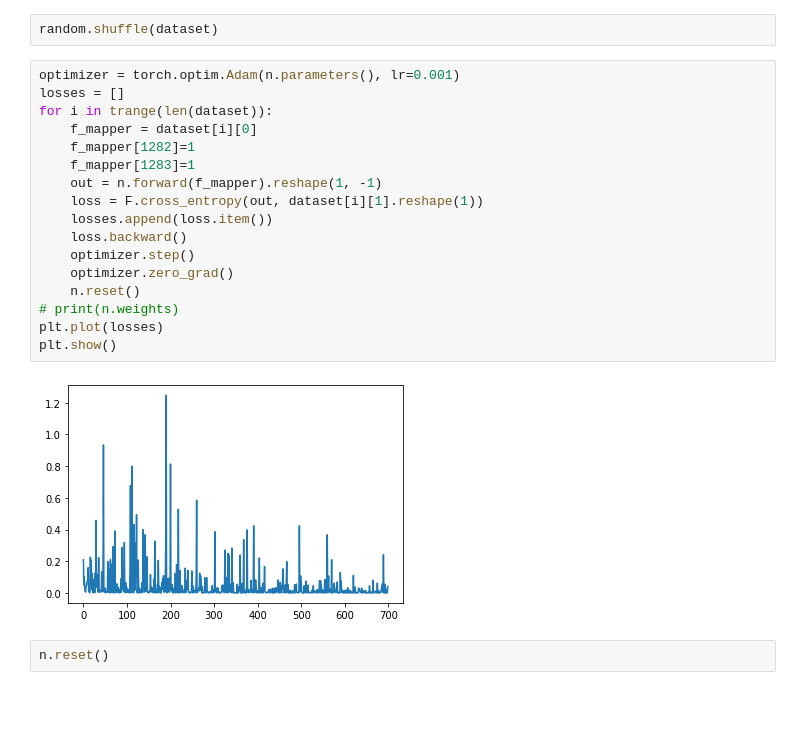
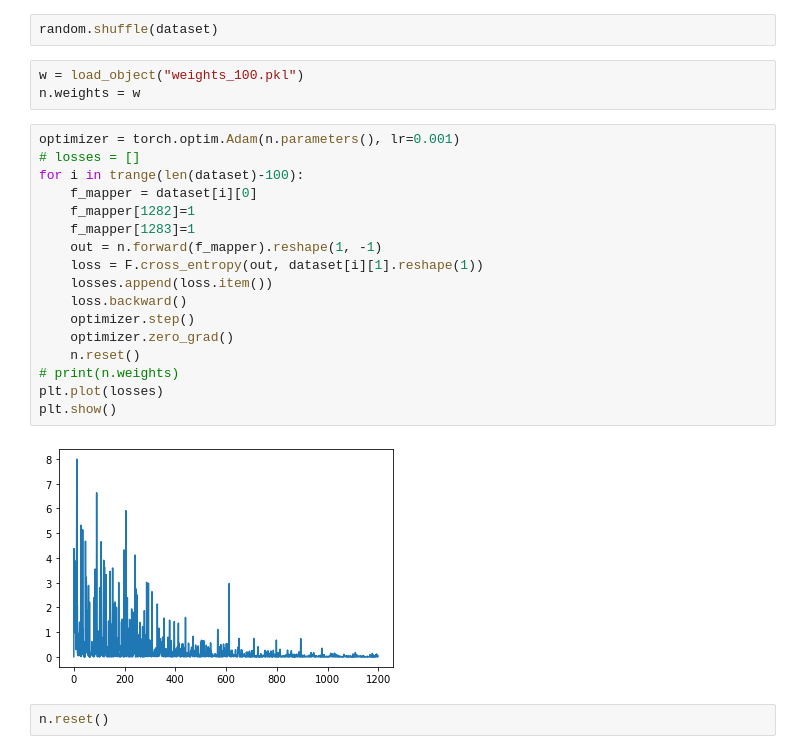
Before and after one commit to Devanshu24/crm, a Jupyter notebook: train.ipynb, the cells around one changed output. Cells and saved outputs as stored; diff of their text form; blank space fills up the shorter version.

```diff
--- a/train.ipynb
+++ b/train.ipynb
@@ -166,25 +166,28 @@ dataset = [(inputs[i], outputs[i]) for i in range(len(inputs))]
 random.shuffle(dataset)
 # %%
 random.shuffle(dataset)
+# %%
+w = load_object("weights_100.pkl")
+n.weights = w
 # %%
 optimizer = torch.optim.Adam(n.parameters(), lr=0.001)
-losses = []
-for i in trange(len(dataset)):
+# losses = []
+for i in trange(len(dataset)-100):
     f_mapper = dataset[i][0]
     f_mapper[1282]=1
     f_mapper[1283]=1
     out = n.forward(f_mapper).reshape(1, -1)
     loss = F.cross_entropy(out, dataset[i][1].reshape(1))
     losses.append(loss.item())
     loss.backward()
     optimizer.step()
     optimizer.zero_grad()
     n.reset()
 # print(n.weights)
 plt.plot(losses)
 plt.show()
 # %% [output]
-[figure, old version]
+[figure, new version]
 # %%
 n.reset()
 # %%
```
Also changed, not shown: parts of 25 cells of this notebook.
